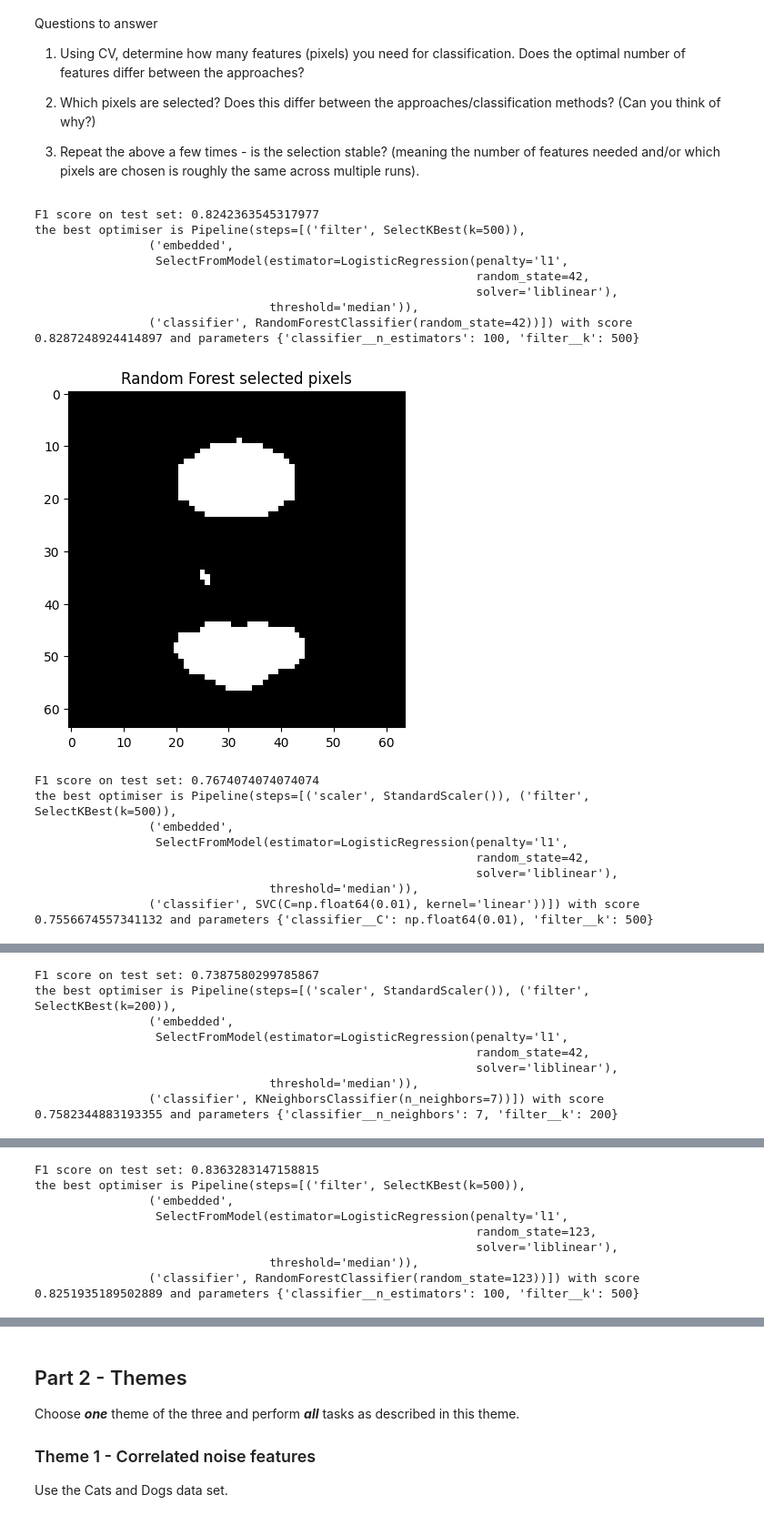
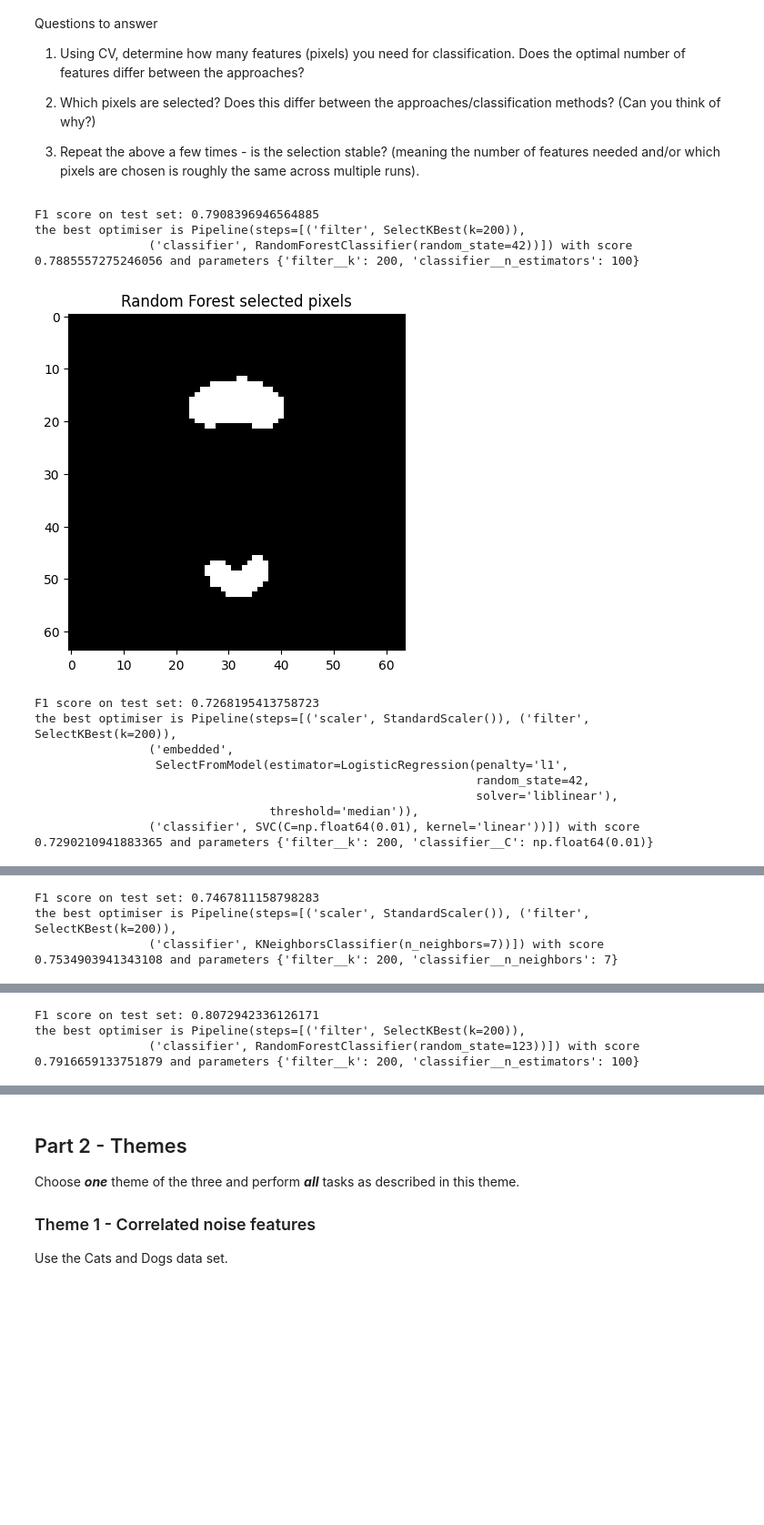
Before and after one commit to CleosCleopatra/Big_data_2, a Jupyter notebook: project2Py.ipynb, the cells around one changed output, grey strips where cells are left out. Shown at 91% size. Saved outputs shown, nothing was run; the diff lists cells and outputs as text; code cells hidden in the pictures; blank space fills up the shorter version.

```diff
--- a/project2Py.ipynb
+++ b/project2Py.ipynb
@@ -221,7 +221,7 @@ def classifying(random_seed, models_loc):
     #max_features='sqrt', random_state=123, n_jobs = -1
     opt = RandomizedSearchCV(
         pipe_random_forest,
-        param_grid = models_loc["RandomForestClassifier"]["params"],
+        param_distributions = models_loc["RandomForestClassifier"]["params"],
         n_iter=10,
         cv = StratifiedKFold(n_splits=3, shuffle = True, random_state = 0),
         scoring = "f1",
@@ -234,9 +234,10 @@ def classifying(random_seed, models_loc):
     #print(opt.cv_results_)
     print(f"the best optimiser is {opt.best_estimator_} with score {opt.best_score_} and parameters {opt.best_params_}")
     mask = opt.best_estimator_.named_steps["filter"].get_support()
-    mask_embedded = opt.best_estimator_.named_steps["embedded"].get_support()
+    #mask_embedded = opt.best_estimator_.named_steps["embedded"].get_support()
     final_mask = np.zeros_like(mask)
-    final_mask[np.where(mask)[0]] = mask_embedded
+    final_mask[np.where(mask)[0]] = 1
+    #final_mask[np.where(mask)[0]] = mask_embedded
     plt.figure()
     plt.imshow(mask.reshape(64,64), cmap="gray")
     plt.title("Random Forest selected pixels")
@@ -255,7 +256,7 @@ def classifying(random_seed, models_loc):
 
     opt_svc = RandomizedSearchCV(
         pipe_svc,
-        param_grid = models_loc["SVC"]["params"],
+        param_distributions = models_loc["SVC"]["params"],
         n_iter=10,
         cv = StratifiedKFold(n_splits=3, shuffle = True, random_state = 0),
         scoring = "f1",
@@ -285,50 +286,46 @@ def classifying(random_seed, models_loc):
         #("embedded", SelectFromModel(LogisticRegression(l1_ratio=1, solver='liblinear', random_state=random_seed), threshold = "median")), #embedded
         ("classifier", KNeighborsClassifier())
         ])
     opt_knn = RandomizedSearchCV(
         pipe_knn,
-        param_grid = models_loc["KNN"]["params"],
+        param_distributions = models_loc["KNN"]["params"],
         n_iter=10,
         cv = StratifiedKFold(n_splits=3, shuffle = True, random_state = 0),
         scoring = "f1",
         n_jobs=2
     )
     opt_knn.fit(X_train, y_train)
     y_pred_knn = opt_knn.predict(X_test)
     f1_knn = f1_score(y_test, y_pred_knn)
     print(f"F1 score on test set: {f1_knn}")
     #print(opt_knn.cv_results_)
     print(f"the best optimiser is {opt_knn.best_estimator_} with score {opt_knn.best_score_} and parameters {opt_knn.best_params_}")
     mask_knn = opt_knn.best_estimator_.named_steps["filter"].get_support()
-    embedded_mask_knn = opt_knn.best_estimator_.named_steps["embedded"].get_support()
+    #embedded_mask_knn = opt_knn.best_estimator_.named_steps["embedded"].get_support()
     final_mask_knn = np.zeros_like(mask_knn)
-    final_mask_knn[np.where(mask_knn)[0]] = embedded_mask_knn
+    final_mask_knn[np.where(mask_knn)[0]] = 1
+    #final_mask_knn[np.where(mask_knn)[0]] = embedded_mask_knn
     plt.figure()
     plt.imshow(final_mask_knn.reshape(64,64), cmap="gray")
     plt.title("KNN selected pixels")
     plt.show()
     models_loc["KNN"]["results"].append((opt_knn.best_estimator_, opt_knn.best_score_, opt_knn.best_params_, f1_knn, final_mask_knn))
 
     return models_loc
 
 models = classifying(42, models)
 models = classifying(123, models)
 models = classifying(32, models)
 # %% [output]
-F1 score on test set: 0.8242363545317977
-the best optimiser is Pipeline(steps=[('filter', SelectKBest(k=500)),
-                ('embedded',
-                 SelectFromModel(estimator=LogisticRegression(penalty='l1',
-                                                              random_state=42,
-                                                              solver='liblinear'),
-                                 threshold='median')),
-                ('classifier', RandomForestClassifier(random_state=42))]) with score 0.8287248924414897 and parameters {'classifier__n_estimators': 100, 'filter__k': 500}
+F1 score on test set: 0.7908396946564885
+the best optimiser is Pipeline(steps=[('filter', SelectKBest(k=200)),
+                ('classifier', RandomForestClassifier(random_state=42))]) with score 0.7885557275246056 and parameters {'filter__k': 200, 'classifier__n_estimators': 100}
-[figure, old version]
+[figure, new version]
-F1 score on test set: 0.7674074074074074
-the best optimiser is Pipeline(steps=[('scaler', StandardScaler()), ('filter', SelectKBest(k=500)),
+F1 score on test set: 0.7268195413758723
+the best optimiser is Pipeline(steps=[('scaler', StandardScaler()), ('filter', SelectKBest(k=200)),
                 ('embedded',
                  SelectFromModel(estimator=LogisticRegression(penalty='l1',
                                                               random_state=42,
                                                               solver='liblinear'),
                                  threshold='median')),
-                ('classifier', SVC(C=np.float64(0.01), kernel='linear'))]) with score 0.7556674557341132 and parameters {'classifier__C': np.float64(0.01), 'filter__k': 500}
+                ('classifier', SVC(C=np.float64(0.01), kernel='linear'))]) with score 0.7290210941883365 and parameters {'filter__k': 200, 'classifier__C': np.float64(0.01)}
@@ -336,8 +333,3 @@ the best optimiser is Pipeline(steps=[('scaler', StandardScaler()), ('filter', S
-F1 score on test set: 0.7387580299785867
+F1 score on test set: 0.7467811158798283
 the best optimiser is Pipeline(steps=[('scaler', StandardScaler()), ('filter', SelectKBest(k=200)),
-                ('embedded',
-                 SelectFromModel(estimator=LogisticRegression(penalty='l1',
-                                                              random_state=42,
-                                                              solver='liblinear'),
-                                 threshold='median')),
-                ('classifier', KNeighborsClassifier(n_neighbors=7))]) with score 0.7582344883193355 and parameters {'classifier__n_neighbors': 7, 'filter__k': 200}
+                ('classifier', KNeighborsClassifier(n_neighbors=7))]) with score 0.7534903941343108 and parameters {'filter__k': 200, 'classifier__n_neighbors': 7}
@@ -345,8 +337,3 @@ the best optimiser is Pipeline(steps=[('scaler', StandardScaler()), ('filter', S
-F1 score on test set: 0.8363283147158815
-the best optimiser is Pipeline(steps=[('filter', SelectKBest(k=500)),
-                ('embedded',
-                 SelectFromModel(estimator=LogisticRegression(penalty='l1',
-                                                              random_state=123,
-                                                              solver='liblinear'),
-                                 threshold='median')),
-                ('classifier', RandomForestClassifier(random_state=123))]) with score 0.8251935189502889 and parameters {'classifier__n_estimators': 100, 'filter__k': 500}
+F1 score on test set: 0.8072942336126171
+the best optimiser is Pipeline(steps=[('filter', SelectKBest(k=200)),
+                ('classifier', RandomForestClassifier(random_state=123))]) with score 0.7916659133751879 and parameters {'filter__k': 200, 'classifier__n_estimators': 100}
```
Also changed, not shown: parts of 4 cells of this notebook.
